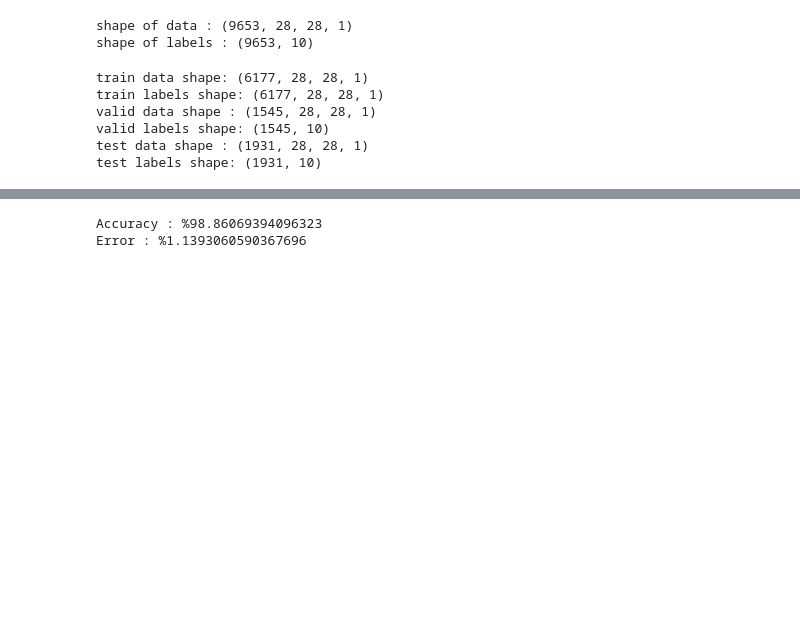
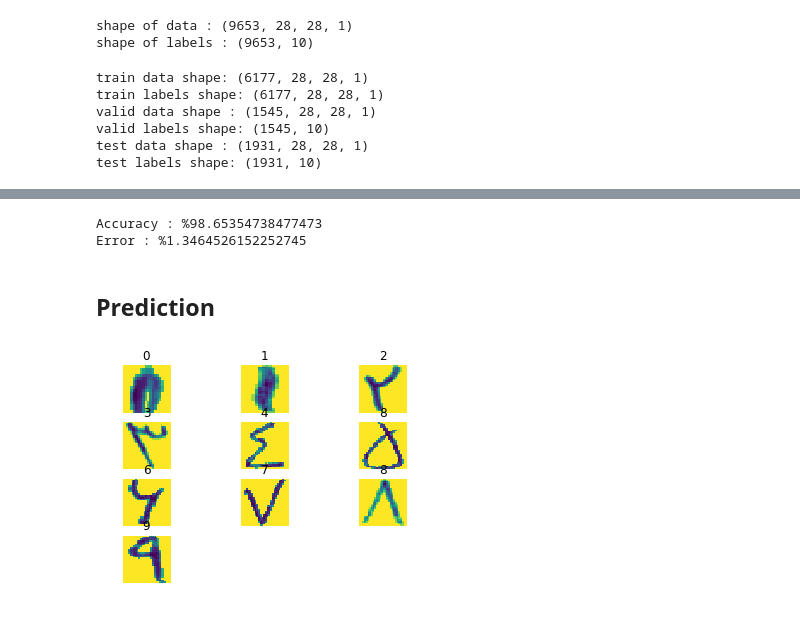
Before and after one commit to erfanMhi/Persian-Digits-Recognizer, a Jupyter notebook: notebook.ipynb, the cells around one changed output, grey strips where cells are left out. Saved outputs shown, nothing was run; the diff lists cells and outputs as text; code cells hidden in the pictures; blank space fills up the shorter version.

Commit message:
Prediction Area Added.

```diff
--- a/notebook.ipynb
+++ b/notebook.ipynb
@@ -29,6 +28,8 @@ Using TensorFlow backend.
 # %%
 root = './data/Digits/isolated digits/'
+prediction_root = './data/Digits/segmented digits/'
 binary_save_path = './binary_data/isolated digits/'
+model_save_path = './models/'
 num_labels= 10
 image_size = 28
 # %% [markdown]
@@ -182,4 +191,14 @@ def conv_model(input_shape) :
+# %%
+def train_model(input_shape,X_train,y_train,X_val,y_val,batch_size=64,epochs=100,model_name = 'conv_model.h5') :
+    model_path = os.path.join(model_save_path,model_name)
+    if os.path.exists(model_path) :
+        print('model already exist in : {}'.format(model_path))
+        return load_model(model_path)
+    else :
+        model = conv_model(input_shape)
+        model.fit(X_train,y_train,batch_size=batch_size,epochs=epochs,validation_data=(X_val,y_val))
+        return model
 # %%
-model = conv_model((image_size,image_size,1))
-model.fit(X_train,y_train,batch_size=64,epochs=100,validation_data=(X_val,y_val))
+model = train_model((image_size,image_size,1),X_train,y_train,
+                    X_val,y_val,64,40,'conv_model.h5')
 # %% [output]
@@ -209,5 +213,24 @@ scores = model.evaluate(X_test,y_test)
 print("Accuracy : %{}".format(scores[1]*100))
 print("Error : %{}".format(100 - scores[1]*100))
 # %% [output]
-Accuracy : %98.86069394096323
-Error : %1.1393060590367696
+Accuracy : %98.65354738477473
+Error : %1.3464526152252745
+# %% [markdown]
+## Prediction
+# %%
+def predict_image(prediction_root,image_size,model) :
+    for i,path in enumerate(os.listdir(prediction_root)):
+        photoes_path = os.path.join(prediction_root,path)
+        photoes = os.listdir(photoes_path)
+        photo_path = np.random.choice(photoes)
+        processed_image = (np.array(Image.open(os.path.join(photoes_path, photo_path)).resize((image_size,image_size))).astype(float) -
+                            255.0 / 2) / 255.0
+        photo = np.array(Image.open(os.path.join(photoes_path,photo_path)).resize((image_size,image_size))).astype(np.float)
+        plt.subplot(np.ceil(np.sqrt(10)),np.floor(np.sqrt(10)),1+i)
+        plt.axis('off')
+        plt.title(np.argmax(model.predict(processed_image.reshape(1,image_size,image_size,1))))
+        plt.imshow(photo)
+# %%
+predict_image(prediction_root,image_size,model)
+# %% [output]
+[figure, added]
```
Also changed, not shown: parts of 8 cells of this notebook, 2 other files.
